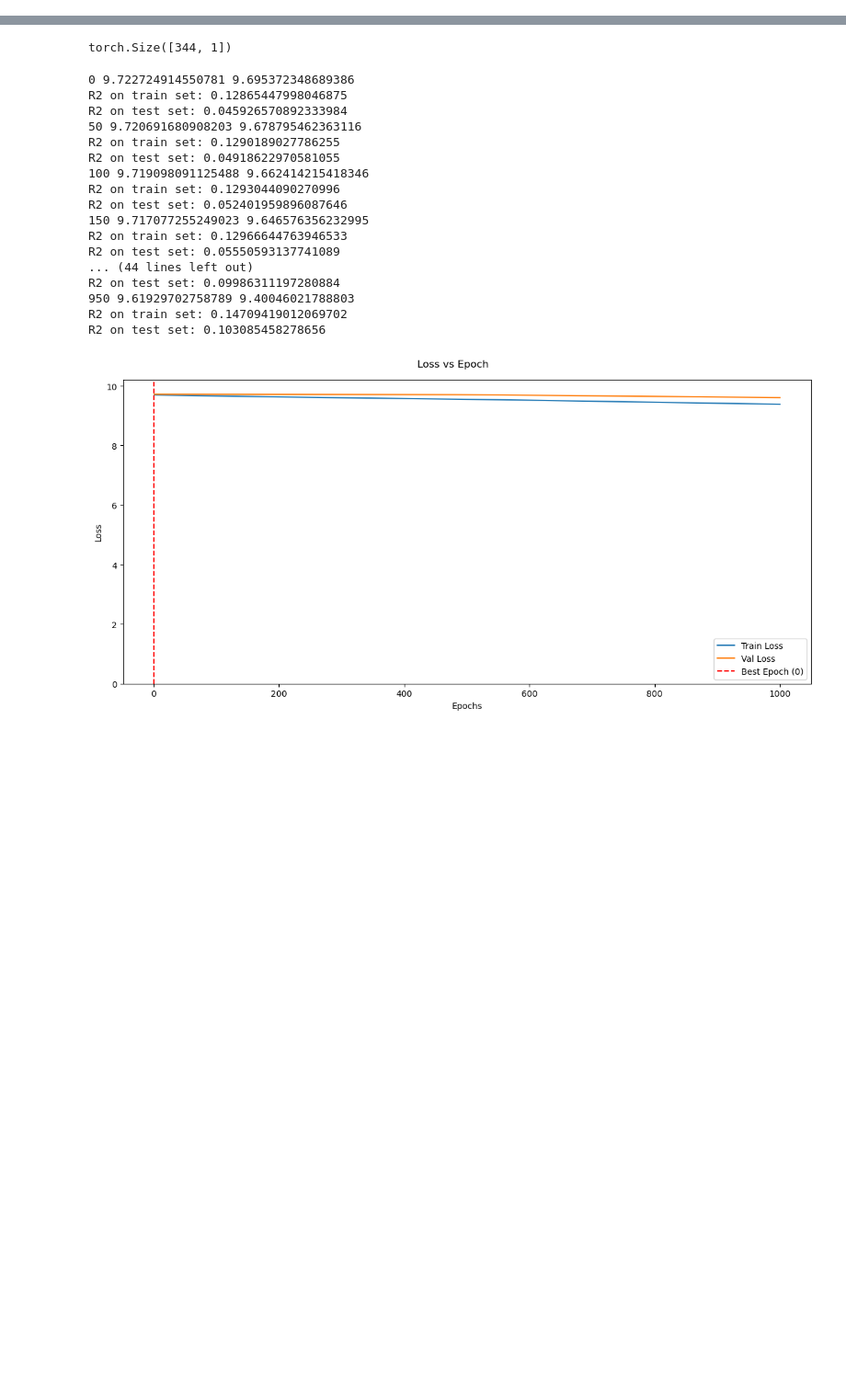
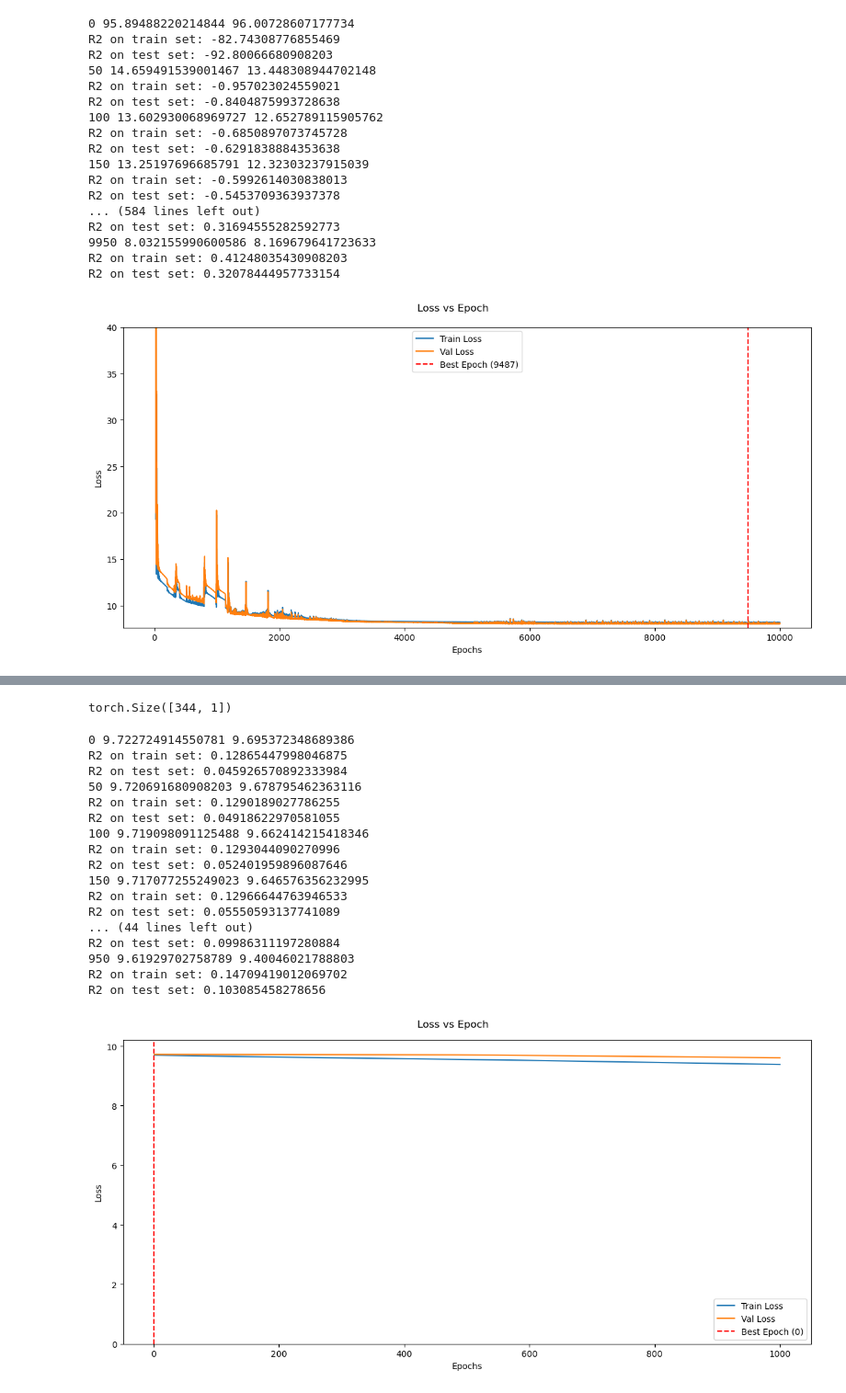
Before and after one commit to MartinP556/ML_algorithms, a Jupyter notebook: CNN_1d.ipynb, the cells around one changed output, grey strips where cells are left out. Shown: that part at 92% size. Drawn from its saved outputs; the diff is of its cells as text; code cells hidden in the pictures; blank space fills up the shorter version.

```diff
--- a/CNN_1d.ipynb
+++ b/CNN_1d.ipynb
@@ -396,0 +317,15 @@ R2 on test set: -0.3997962474822998
+# %%
+#ds_reanalysis_DE = pd.read_csv('C:\\Users\\wlwc1989\\Documents\\Phenology_Test_Notebooks\\phenology_dwd\\results_for_comparing\\for_baseline_tests\\Maize_ML_data_t2m_60D_Offset.csv')
+ds_reanalysis_DE = pd.read_csv('C:\\Users\\wlwc1989\\Documents\\Phenology_Test_Notebooks\\phenology_dwd\\results_for_comparing\\for_baseline_tests\\Maize_ML_data2_t2m.csv')
+ds_reanalysis_DE = ds_reanalysis_DE.drop('Unnamed: 0', axis = 1)#read_reanalysis()
+ds_reanalysis_DE = ds_reanalysis_DE.rename(columns={'Stations_id': 'Stations_Id', 'Referenzjahr': 'year'})
+ds_reanalysis_DE['year'] = ds_reanalysis_DE['year'].astype(int)
+ds_LSP_DE = pd.read_csv('C:\\Users\\wlwc1989\\Documents\\Phenology_Test_Notebooks\\phenology_dwd\\results_for_comparing\\for_baseline_tests\\LSP_savgol_raw_MODIS_DE.csv')
+#ds_LSP_DE = pd.read_csv('C:\\Users\\wlwc1989\\Documents\\Phenology_Test_Notebooks\\phenology_dwd\\results_for_comparing\\for_baseline_tests\\LSP_savgol_raw_MODIS_DE_60_offset.csv')
+ds_inputs_DE = pd.merge(ds_LSP_DE, ds_reanalysis_DE, on=['Stations_Id', 'year'], how='outer')
+ds_inputs_DE = ds_inputs_DE.rename(columns={'Stations_Id': 'Stations_id'})
+ds_inputs_DE = loc_and_SOS(ds_inputs_DE, predictor_type='savgol_raw').dropna()
+ds_inputs_DE['observed time to beginning of flowering'] = pd.to_timedelta(ds_inputs_DE['observed time to beginning of flowering']).dt.days
+ds_inputs_DE = ds_inputs_DE.loc[ds_inputs_DE['observed time to beginning of flowering'] > 0]
+ds_inputs_DE = interpolate_columns(ds_inputs_DE, 195, 'NDVI')#275
+#ds_inputs_DE = make_cumulative(ds_inputs_DE, driver_variable = 't2m')
@@ -396,0 +336,8 @@ R2 on test set: -0.3997962474822998
+# %%
+skip = 4
+numsteps = int(183 // skip)
+NDVI_series_DE = torch.Tensor(ds_inputs_DE[[f'NDVI interpolated at day {12 + skip*n}' for n in range(numsteps)]].values)
+NDVI_series_DE = ((NDVI_series_DE - NDVI_series_DE.min(dim=1)[0].unsqueeze(1))/(NDVI_series_DE.max(dim=1)[0] - NDVI_series_DE.min(dim=1)[0]).unsqueeze(1))
+temp_series_DE = torch.Tensor(ds_inputs_DE[[f't2m at day {skip*n}' for n in range(numsteps)]].values)
+temp_NDVI_series_DE = torch.swapaxes(torch.stack((temp_series_DE, NDVI_series_DE)), 0, 1)
+NDVI_labels_DE = torch.Tensor(ds_inputs_DE['observed time to beginning of flowering'].values)
@@ -396,0 +541,41 @@ R2 on test set: -0.3997962474822998
+# %%
+bs = 2000
+n_channels = 2
+train_dl, val_dl = train_test_dl_from_tensors(temp_NDVI_series_DE, NDVI_labels_DE, bs = bs, n_channels = n_channels)
+model = nn.Sequential(
+#    Lambda(preprocess),
+    nn.Conv1d(n_channels, 1, kernel_size=5, dilation=6, padding=12),#stride=3,
+    nn.LeakyReLU(negative_slope=0.01),
+#    nn.Conv1d(3, 3, kernel_size=3, padding=1),
+#    nn.LeakyReLU(negative_slope=0.01),
+    nn.Conv1d(1, 1, kernel_size=3, padding=1),
+    nn.LeakyReLU(negative_slope=0.01),
+    nn.AdaptiveAvgPool1d(1),#nn.Linear(numsteps, 1)#
+    Lambda(lambda x: x.view(x.size(0), -1)),
+)
+lr = 0.1
+#model = phen_CNN_1d()
+opt = optim.SGD(model.parameters(), lr=lr, momentum=0.9)
+#opt = optim.Adam(model.parameters(), lr=lr)
+epochs = 10000
+loss_func = F.mse_loss
+fit(epochs, model, loss_func, opt, train_dl, val_dl)
+# %% [output]
+0 95.89488220214844 96.00728607177734
+R2 on train set: -82.74308776855469
+R2 on test set: -92.80066680908203
+50 14.659491539001467 13.448308944702148
+R2 on train set: -0.957023024559021
+R2 on test set: -0.8404875993728638
+100 13.602930068969727 12.652789115905762
+R2 on train set: -0.6850897073745728
+R2 on test set: -0.6291838884353638
+150 13.25197696685791 12.32303237915039
+R2 on train set: -0.5992614030838013
+R2 on test set: -0.5453709363937378
+... (584 lines left out)
+R2 on test set: 0.31694555282592773
+9950 8.032155990600586 8.169679641723633
+R2 on train set: 0.41248035430908203
+R2 on test set: 0.32078444957733154
+[figure, added]
```
Also changed, not shown: parts of 43 cells of this notebook, 1 other file.
